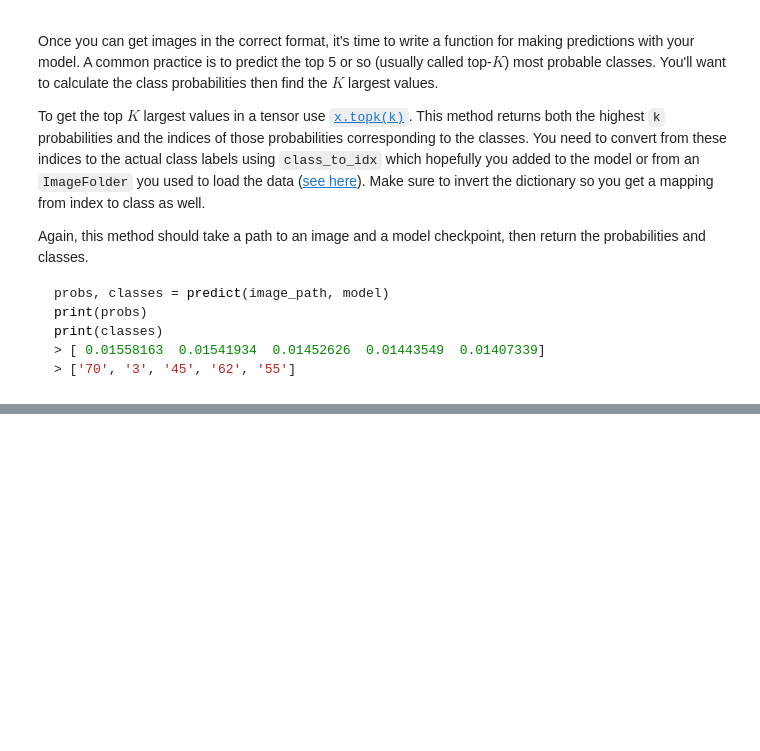
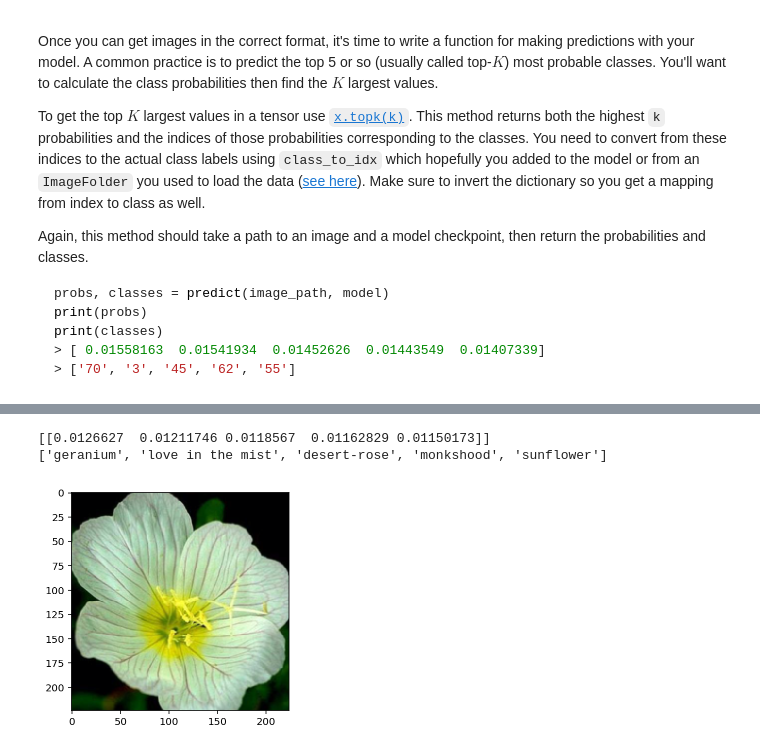
Before and after one commit to JeffreyStocker/Cat-vs-Dog-Image-Identifier, a Jupyter notebook: Image Classifier Project.ipynb, the cells around one changed output, grey strips where cells are left out. Drawn from its saved outputs; the diff is of its cells as text; code cells hidden in the pictures; blank space fills up the shorter version.

````diff
--- a/Image Classifier Project.ipynb
+++ b/Image Classifier Project.ipynb
@@ -460,9 +508,24 @@ print(classes)
 > ['70', '3', '45', '62', '55']
 ```
 # %%
-def predict(image_path, model, topk=5):
+def predict(image, model, topk=5):
     ''' Predict the class (or classes) of an image using a trained deep learning model.
     '''
+    with torch.no_grad():
+        log_prediction = model.forward(image)
+
+    predictions = torch.exp(log_prediction)
+    top_predictions, top_classes = predictions.topk(topk, dim=1)
+    return top_predictions, top_classes
+
+# TODO: Implement the code to predict the class from an image file
+
+def predict_from_imagepath(image_path, model, topk=5):
+    ''' Predict the class (or classes) of an image using a trained deep learning model.
+    '''
+    with open(image_path) as image:
+        image = image.read()
+        return predict(image, model, topk)
 
     # TODO: Implement the code to predict the class from an image file
 # %% [markdown]
@@ -477,0 +539,32 @@ You can convert from the class integer encoding to actual flower names with the
+# %%
+# TODO: Display an image along with the top 5 classes
+%matplotlib inline
+%config InlineBackend.figure_format = 'retina'
+
+import matplotlib.pyplot as plt
+
+def display_image(image):
+    image = process_image(image)
+    imshow(image)
+    image = image.unsqueeze_(0)
+    predictions, classes = predict(image, model)
+
+    print(predictions.numpy())
+    classes = classes[0].numpy()
+
+    labels = [cat_to_name.get(str(classindex)) for classindex in classes]
+
+    print(labels)
+
+    # fig, axes = plt.subplot(figsize=(6, 9), ncol=1, nrows=2)
+    # plt.barh(predictions, )
+# %%
+img_iterator = iter(dataloaders_validation)
+images, labels = img_iterator.next()
+
+image = Image.open("flowers/valid/1/image_06739.jpg")
+display_image(image)
+# %% [output]
+[[0.0126627  0.01211746 0.0118567  0.01162829 0.01150173]]
+['geranium', 'love in the mist', 'desert-rose', 'monkshood', 'sunflower']
+[figure, added]
````
Also changed, not shown: parts of 14 cells of this notebook.
